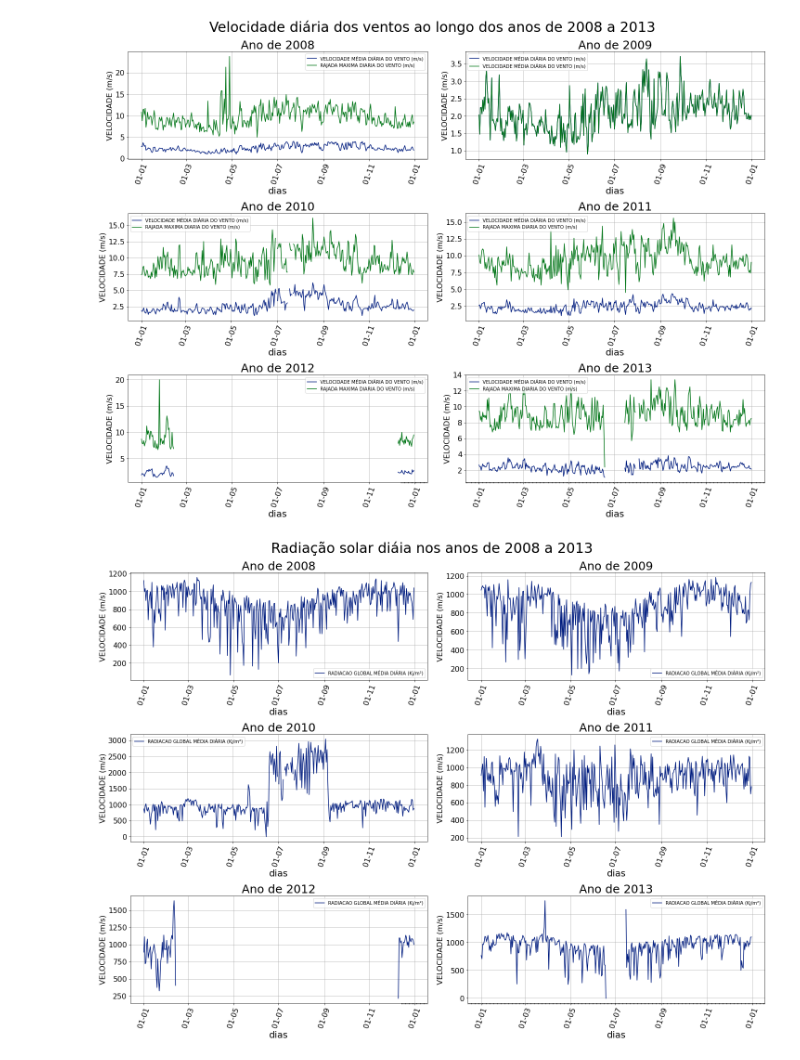
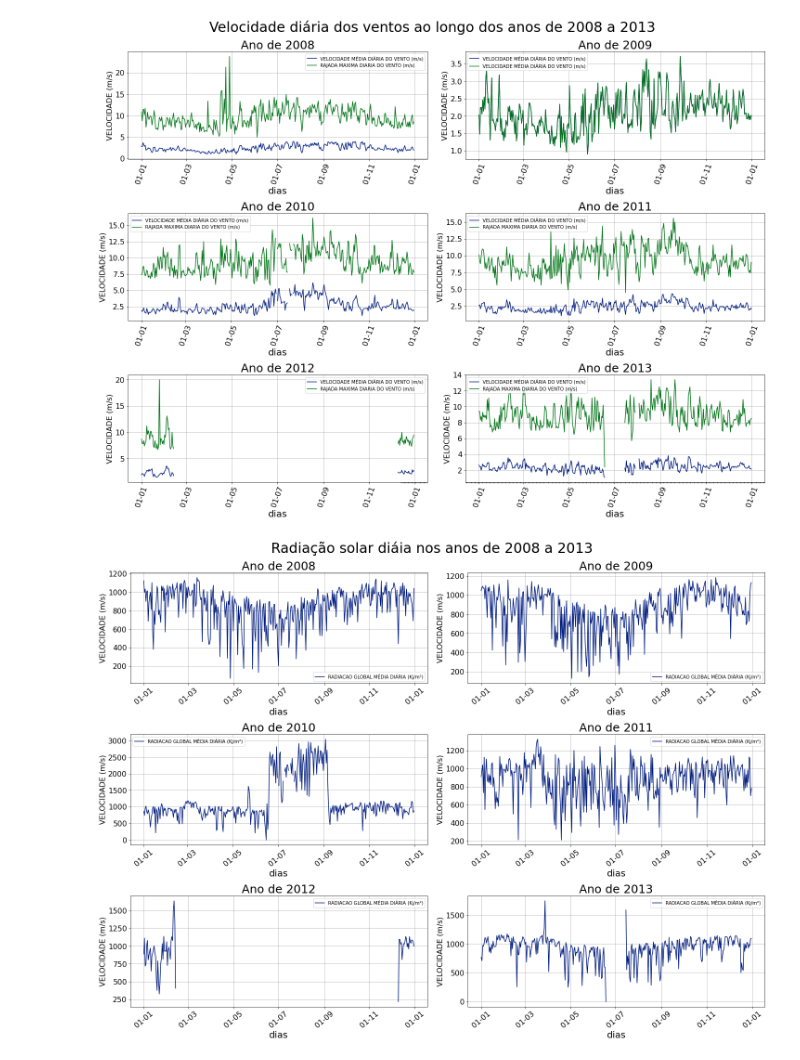
Before and after one commit to V-kr0pt/previsao-de-demanda, a Jupyter notebook: Jupyter/Dados_Meteorologicos_Diarios.ipynb, the cells around one changed output. Saved outputs shown, nothing was run; the diff lists cells and outputs as text; code cells hidden in the pictures.

```diff
--- a/Jupyter/Dados_Meteorologicos_Diarios.ipynb
+++ b/Jupyter/Dados_Meteorologicos_Diarios.ipynb
@@ -326,13 +325,15 @@ ano_inicial = 2008
 for i in range(3):
     for j in range(2):
         f1_axes[i,j].set_title(f'Ano de {ano_inicial}', size=25)
+
+        #f1_axes[i,j].xaxis.set_major_locator(df_temp.index)
         f1_axes[i,j].xaxis.set_major_formatter(fmt)
-        f1_axes[i,j].xaxis.set_minor_locator(days)
+        #f1_axes[i,j].xaxis.set_minor_locator(days)
 
         f1_axes[i,j].set_xlabel(label_x, size=20)
         f1_axes[i,j].set_ylabel(label_y_temp, size=16)
 
-        f1_axes[i,j].tick_params(axis='x', labelsize=16, rotation=70)
+        f1_axes[i,j].tick_params(axis='x', labelsize=16, rotation=40)
         f1_axes[i,j].tick_params(axis='y', labelsize=16)
 
         f1_axes[i,j].grid()
@@ -381,7 +384,7 @@ for i in range(3):
         f2_axes[i,j].set_xlabel(label_x, size=20)
         f2_axes[i,j].set_ylabel(label_y_chuva, size=16)
 
-        f2_axes[i,j].tick_params(axis='x', labelsize=16, rotation=70)
+        f2_axes[i,j].tick_params(axis='x', labelsize=16, rotation=40)
         f2_axes[i,j].tick_params(axis='y', labelsize=16)
 
         f2_axes[i,j].grid()
@@ -427,13 +430,15 @@ ano_inicial = 2008
 for i in range(3):
     for j in range(2):
         f3_axes[i,j].set_title(f'Ano de {ano_inicial}', size=25)
+
+        #f3_axes[i,j].xaxis.set_major_locator(date)
         f3_axes[i,j].xaxis.set_major_formatter(fmt)
-        f3_axes[i,j].xaxis.set_minor_locator(days)
+        #f3_axes[i,j].xaxis.set_minor_locator(days)
 
         f3_axes[i,j].set_xlabel(label_x, size=20)
         f3_axes[i,j].set_ylabel(label_y_vento, size=16)
 
-        f3_axes[i,j].tick_params(axis='x', labelsize=16, rotation=70)
+        f3_axes[i,j].tick_params(axis='x', labelsize=16, rotation=40)
         f3_axes[i,j].tick_params(axis='y', labelsize=16)
 
         f3_axes[i,j].grid()
@@ -460,33 +465,35 @@ f4_axes[0,0].plot(df_rads_08[col_names_rads], label = col_names_rads)
 f4_axes[0,1].plot(df_rads_09[col_names_rads], label = col_names_rads)
 
 #terceiro plot
 f4_axes[1,0].plot(df_rads_10[col_names_rads], label = col_names_rads)
 
 #quarto plot
 f4_axes[1,1].plot(df_rads_11[col_names_rads], label = col_names_rads)
 
 #quinto plot
 f4_axes[2,0].plot(df_rads_12[col_names_rads], label = col_names_rads)
 
 #sexto plot
 f4_axes[2,1].plot(df_rads_13[col_names_rads], label = col_names_rads)
 
 #configurando os gráficos
 ano_inicial = 2008
 for i in range(3):
     for j in range(2):
         f4_axes[i,j].set_title(f'Ano de {ano_inicial}', size=25)
+
+        #f4_axes[i,j].xaxis.set_major_locator(date)
         f4_axes[i,j].xaxis.set_major_formatter(fmt)
-        f4_axes[i,j].xaxis.set_minor_locator(days)
+        #f4_axes[i,j].xaxis.set_minor_locator(days)
 
         f4_axes[i,j].set_xlabel(label_x, size=20)
         f4_axes[i,j].set_ylabel(label_y_vento, size=16)
 
-        f4_axes[i,j].tick_params(axis='x', labelsize=16, rotation=70)
+        f4_axes[i,j].tick_params(axis='x', labelsize=16, rotation=40)
         f4_axes[i,j].tick_params(axis='y', labelsize=16)
 
         f4_axes[i,j].grid()
         f4_axes[i,j].legend()
         ano_inicial = ano_inicial + 1
 # %% [output]
-[figure, old version]
+[figure, new version]
```
Also changed, not shown: parts of 12 cells of this notebook, 1 other file.
